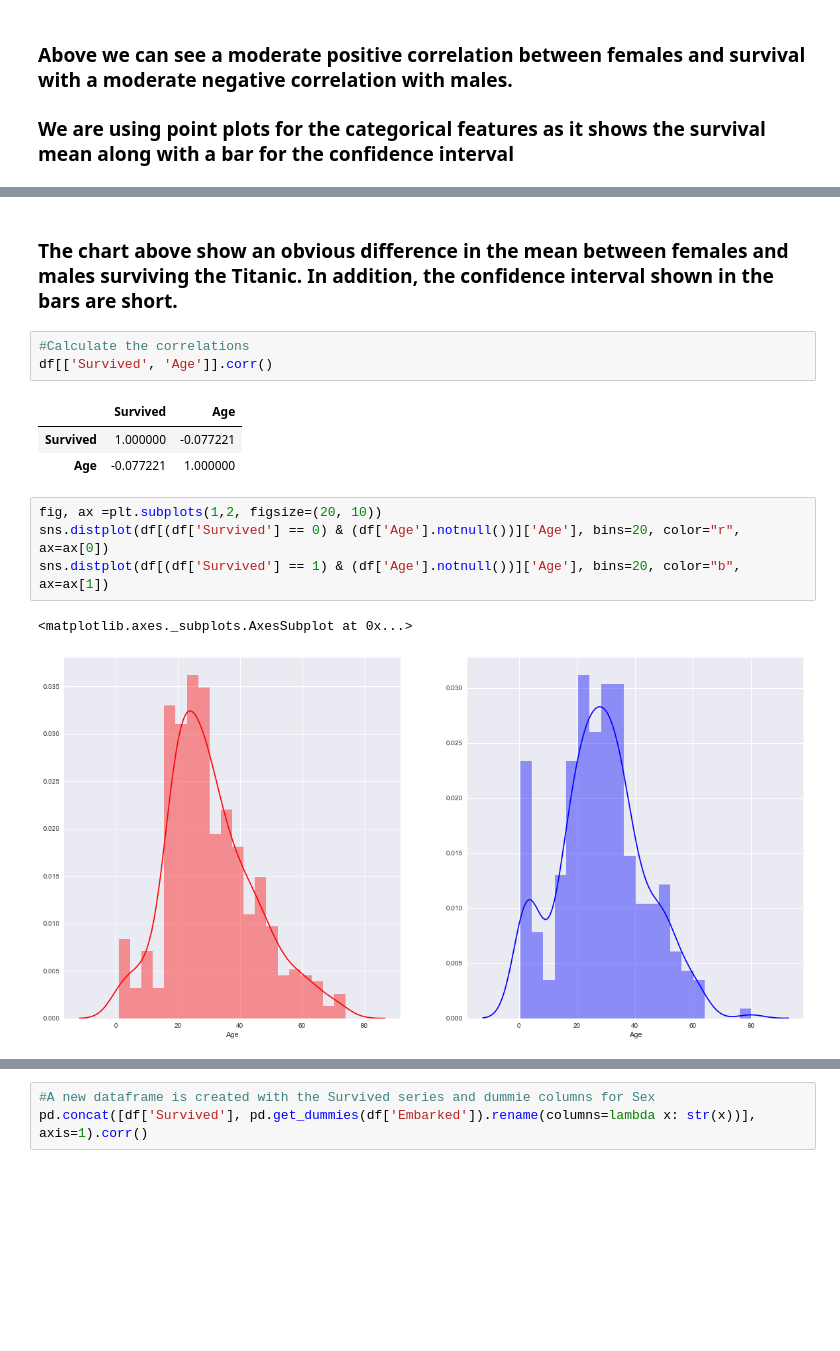
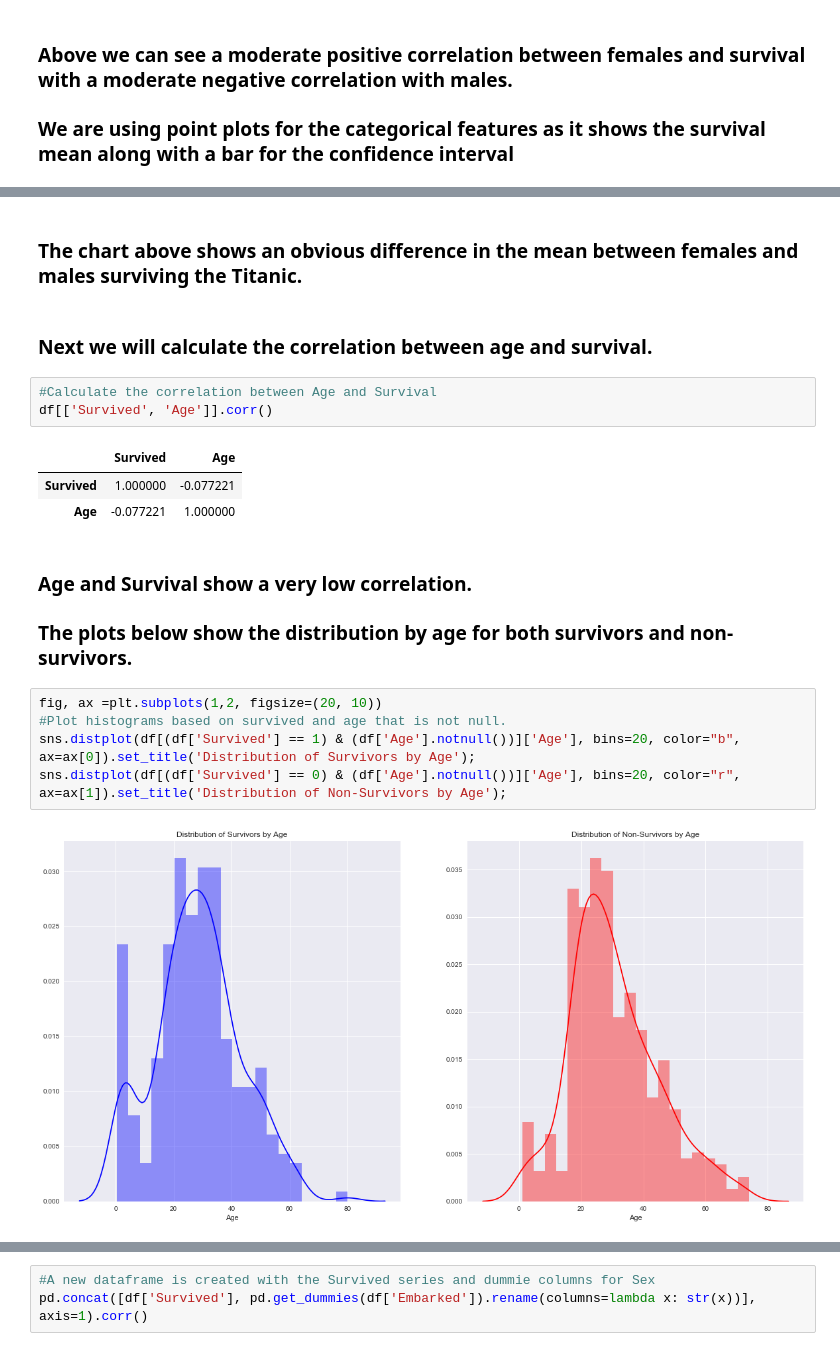
Before and after one commit to yaskyj/investigate-data-set, a Jupyter notebook: InvestigateTitanicData.ipynb, the cells around one changed output, grey strips where cells are left out. Saved outputs shown, nothing was run; the diff lists cells and outputs as text; blank space fills up the shorter version.

```diff
--- a/InvestigateTitanicData.ipynb
+++ b/InvestigateTitanicData.ipynb
@@ -102,16 +104,22 @@ sns.pointplot(x="Sex", y="Survived", data=df);
 # %% [markdown]
-### The chart above show an obvious difference in the mean between females and males surviving the Titanic. In addition, the confidence interval shown in the bars are short.
+### The chart above shows an obvious difference in the mean between females and males surviving the Titanic.
+# %% [markdown]
+### Next we will calculate the correlation between age and survival.
 # %%
-#Calculate the correlations
+#Calculate the correlation between Age and Survival
 df[['Survived', 'Age']].corr()
 # %% [output]
 |  | Survived | Age |
 | Survived | 1.000000 | -0.077221 |
 | Age | -0.077221 | 1.000000 |
+# %% [markdown]
+### Age and Survival show a very low correlation.
+
+### The plots below show the distribution by age for both survivors and non-survivors.
 # %%
 fig, ax =plt.subplots(1,2, figsize=(20, 10))
-sns.distplot(df[(df['Survived'] == 0) & (df['Age'].notnull())]['Age'], bins=20, color="r", ax=ax[0])
-sns.distplot(df[(df['Survived'] == 1) & (df['Age'].notnull())]['Age'], bins=20, color="b", ax=ax[1])
+#Plot histograms based on survived and age that is not null.
+sns.distplot(df[(df['Survived'] == 1) & (df['Age'].notnull())]['Age'], bins=20, color="b", ax=ax[0]).set_title('Distribution of Survivors by Age');
+sns.distplot(df[(df['Survived'] == 0) & (df['Age'].notnull())]['Age'], bins=20, color="r", ax=ax[1]).set_title('Distribution of Non-Survivors by Age');
 # %% [output]
-<matplotlib.axes._subplots.AxesSubplot at 0x...>
-[figure, old version]
+[figure, new version]
```
Also changed, not shown: parts of 5 cells of this notebook.
